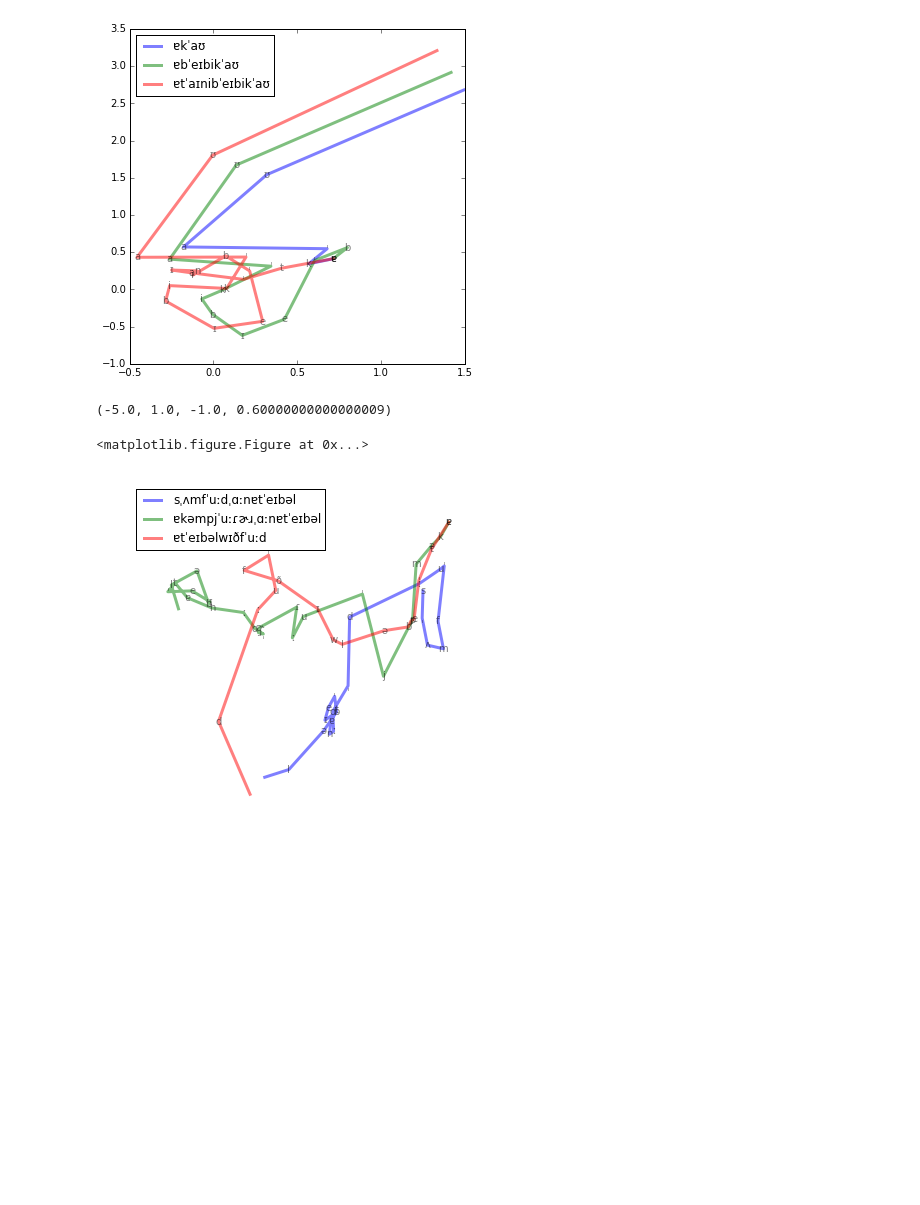
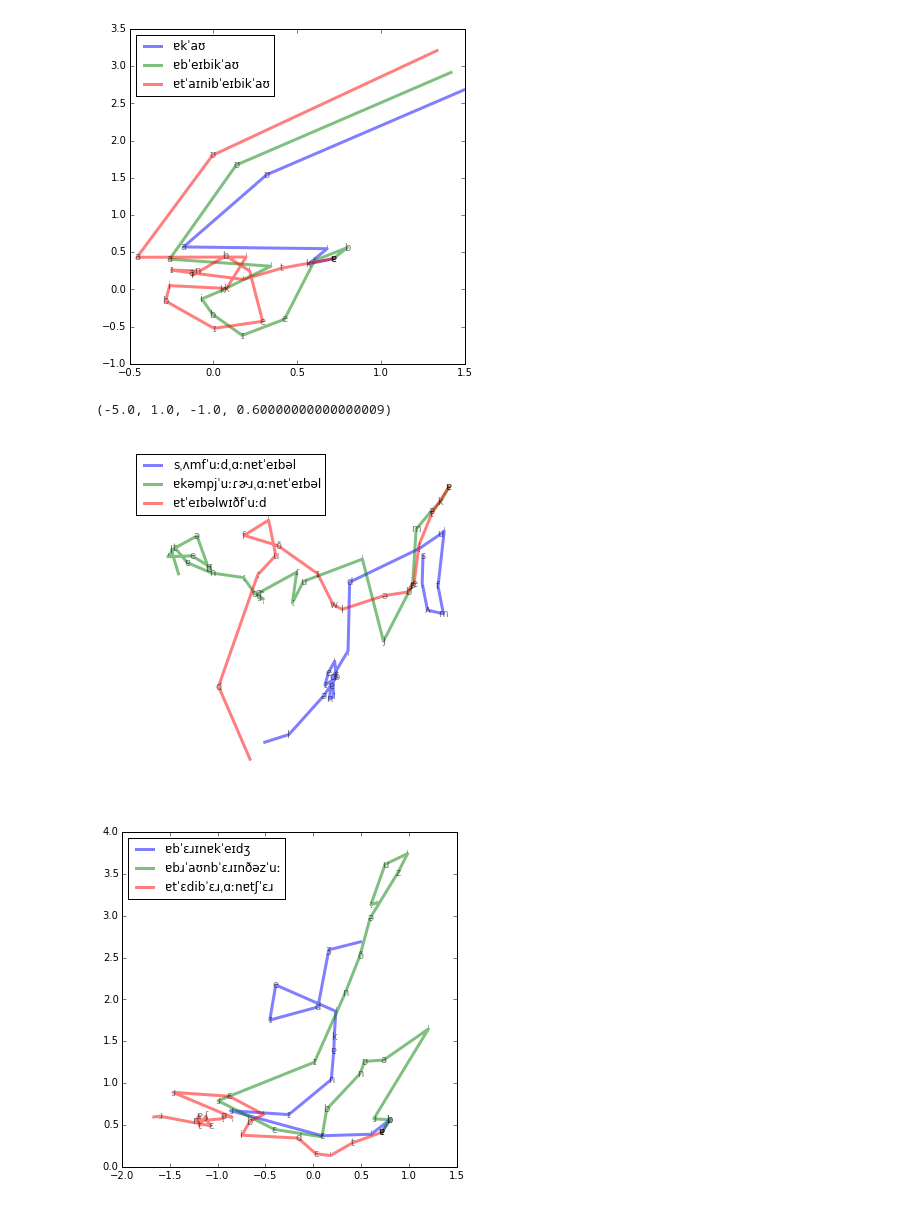
Before and after one commit to gchrupala/reimaginet, a Jupyter notebook: examples/ipa_img.ipynb, the cells around one changed output. Drawn from its saved outputs; the diff is of its cells as text; code cells hidden in the pictures; blank space fills up the shorter version.

```diff
--- a/examples/ipa_img.ipynb
+++ b/examples/ipa_img.ipynb
@@ -159,10 +163,12 @@ trace(["a cow", "a baby cow","a tiny baby cow"])
 # %% [output]
 [figure]
 # %%
-pylab.figure(figsize=(4,4))
 trace(["some food on a table","a computer on a table","a table with food"])
 pylab.axis('off')
 # %% [output]
 (-5.0, 1.0, -1.0, 0.60000000000000009)
-<matplotlib.figure.Figure at 0x...>
 [figure]
+# %%
+trace(["a bear in a cage", "a brown bear in the zoo","a teddy bear on a chair"])
+# %% [output]
+[figure, added]
```
Also changed, not shown: parts of 3 cells of this notebook, 1 other file.
